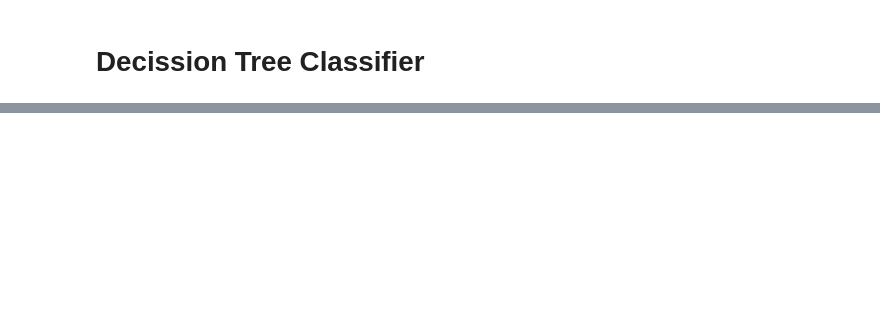
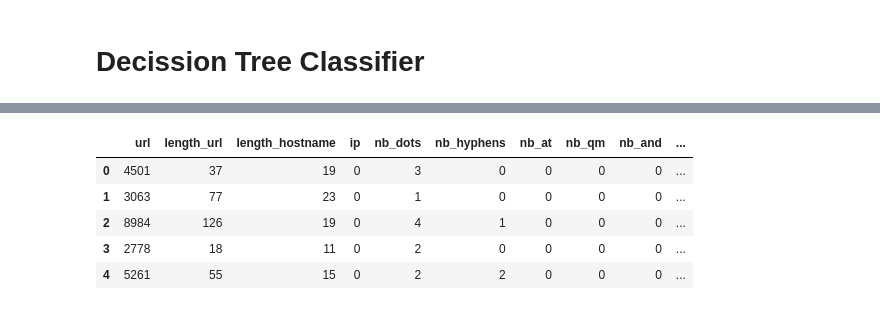
Before and after one commit to MontyVasita18/CodeB_Internship, a Jupyter notebook: modell.ipynb, the cells around one changed output, grey strips where cells are left out. Cells and saved outputs as stored; diff of their text form; code cells hidden in the pictures; blank space fills up the shorter version.

```diff
--- a/modell.ipynb
+++ b/modell.ipynb
@@ -568,0 +595,9 @@ Accuracy: 80.29154518950438 %
+# %%
+df.head(5)
+# %% [output]
+|  | url | length_url | length_hostname | ip | nb_dots | nb_hyphens | nb_at | nb_qm | nb_and | ... |
+| 0 | 4501 | 37 | 19 | 0 | 3 | 0 | 0 | 0 | 0 | ... |
+| 1 | 3063 | 77 | 23 | 0 | 1 | 0 | 0 | 0 | 0 | ... |
+| 2 | 8984 | 126 | 19 | 0 | 4 | 1 | 0 | 0 | 0 | ... |
+| 3 | 2778 | 18 | 11 | 0 | 2 | 0 | 0 | 0 | 0 | ... |
+| 4 | 5261 | 55 | 15 | 0 | 2 | 2 | 0 | 0 | 0 | ... |
```
Also changed, not shown: parts of 5 cells of this notebook, 3 other files.
